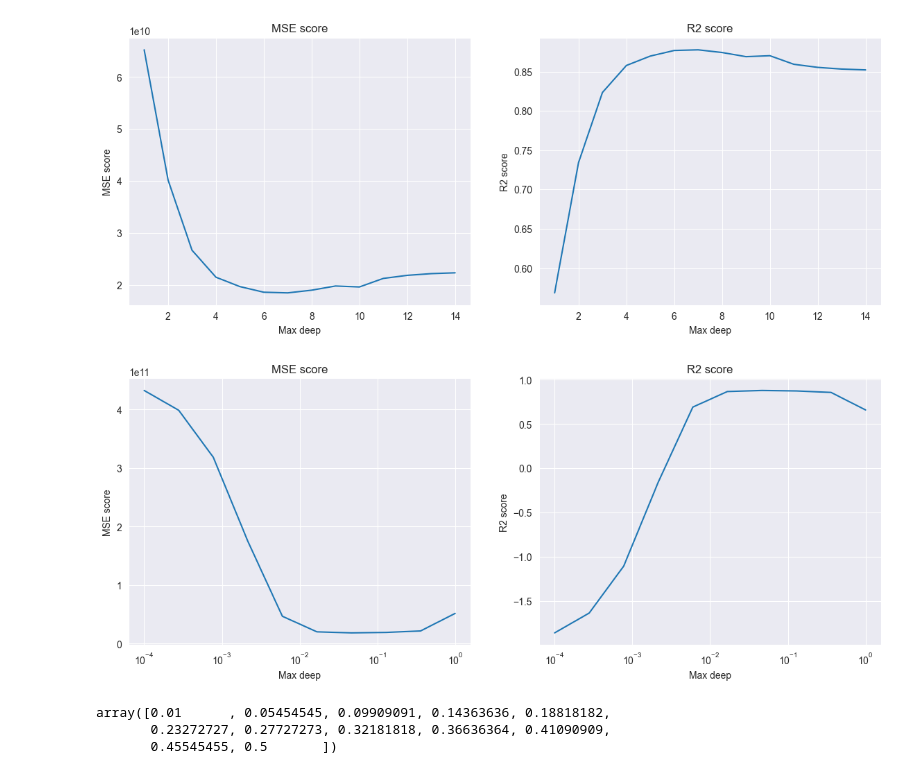
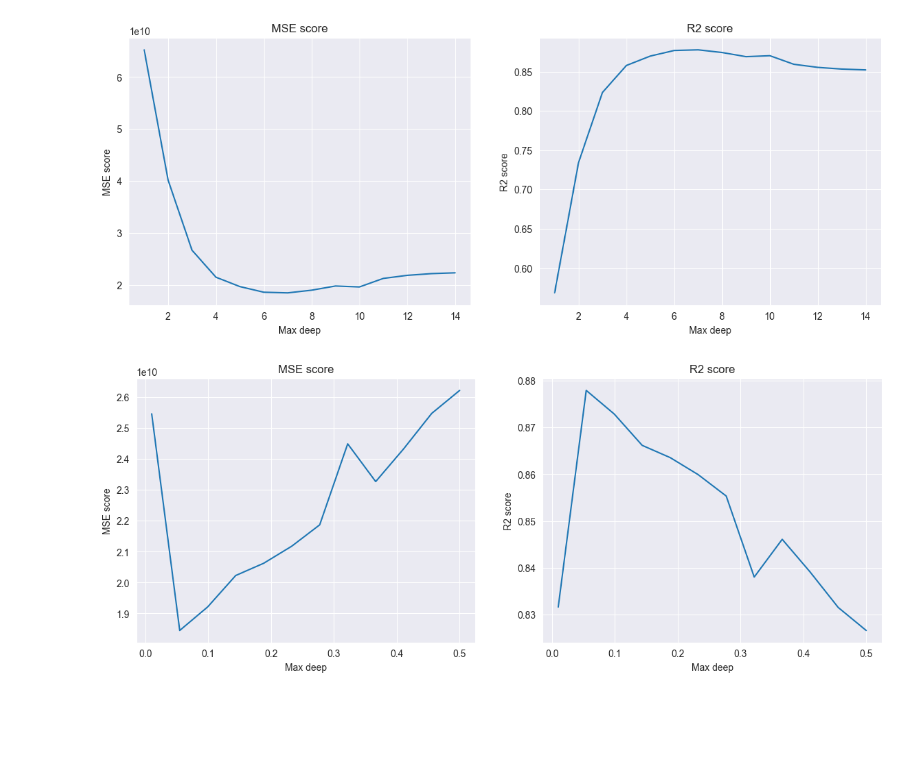
Before and after one commit to Bogachevv/ML_Ensembles, a Jupyter notebook: experiments/experiment_3.ipynb, the cells around one changed output. Saved outputs shown, nothing was run; the diff lists cells and outputs as text; code cells hidden in the pictures; blank space fills up the shorter version.

```diff
--- a/experiments/experiment_3.ipynb
+++ b/experiments/experiment_3.ipynb
@@ -249,24 +249,18 @@ else:
 # %%
 fig, ax = plt.subplots(ncols=2, figsize=(14, 5))
 
 ax[0].plot(lr_ls, mse_score_ls)
 ax[0].set_xlabel('Max deep')
 ax[0].set_ylabel('MSE score')
 ax[0].set_title('MSE score')
-ax[0].set_xscale('log')
+# ax[0].set_xscale('log')
 
 ax[1].plot(lr_ls, r2_score_ls)
 ax[1].set_xlabel('Max deep')
 ax[1].set_ylabel('R2 score')
 ax[1].set_title('R2 score')
-ax[1].set_xscale('log')
+# ax[1].set_xscale('log')
 
 fig.savefig('./figures/boosting_lr.pdf')
 # %% [output]
-[figure, old version]
+[figure, new version]
-# %%
-np.linspace(0.01, 0.5, num=12)
-# %% [output]
-array([0.01      , 0.05454545, 0.09909091, 0.14363636, 0.18818182,
-       0.23272727, 0.27727273, 0.32181818, 0.36636364, 0.41090909,
-       0.45545455, 0.5       ])
```
Also changed, not shown: 3 other files.
